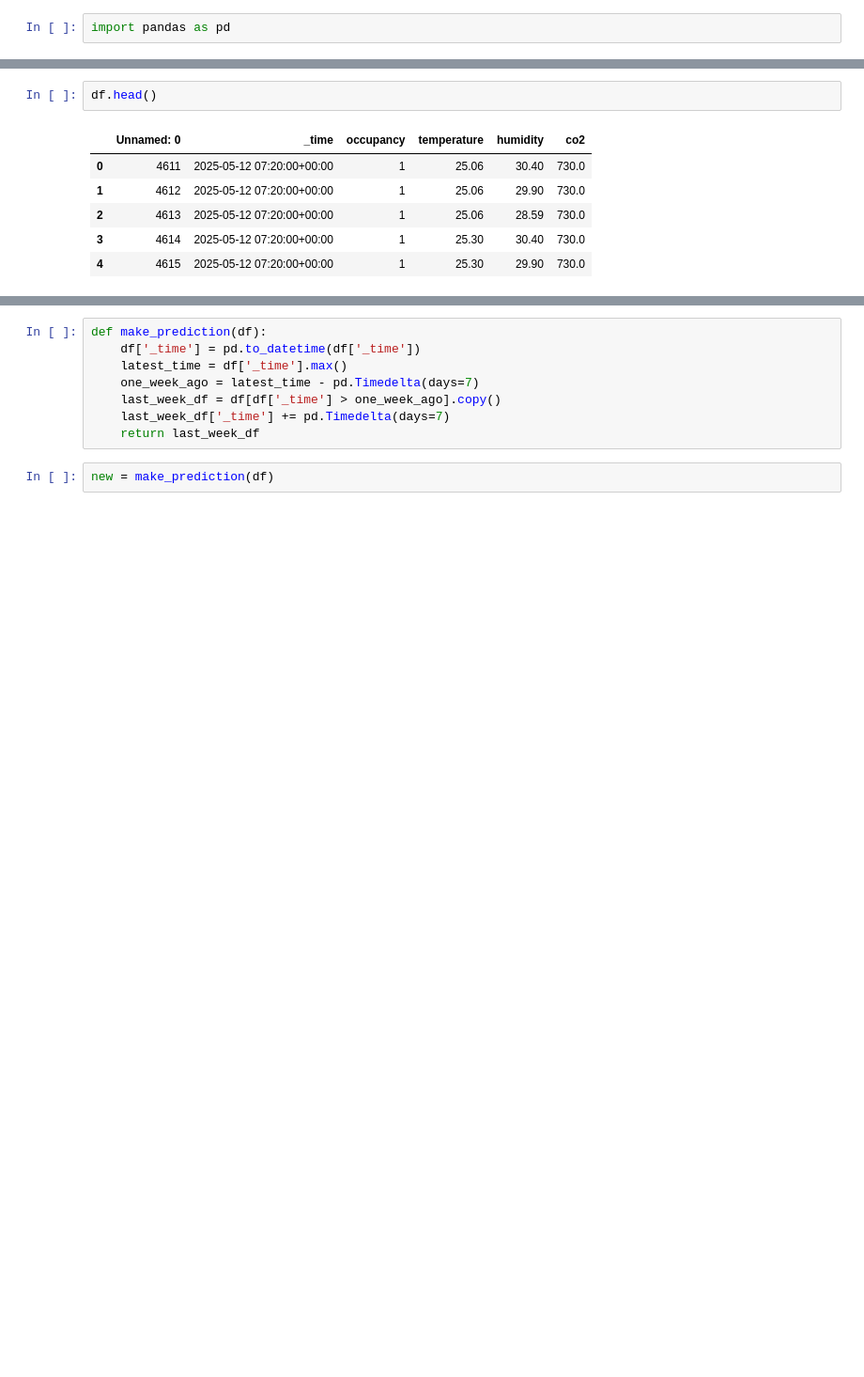
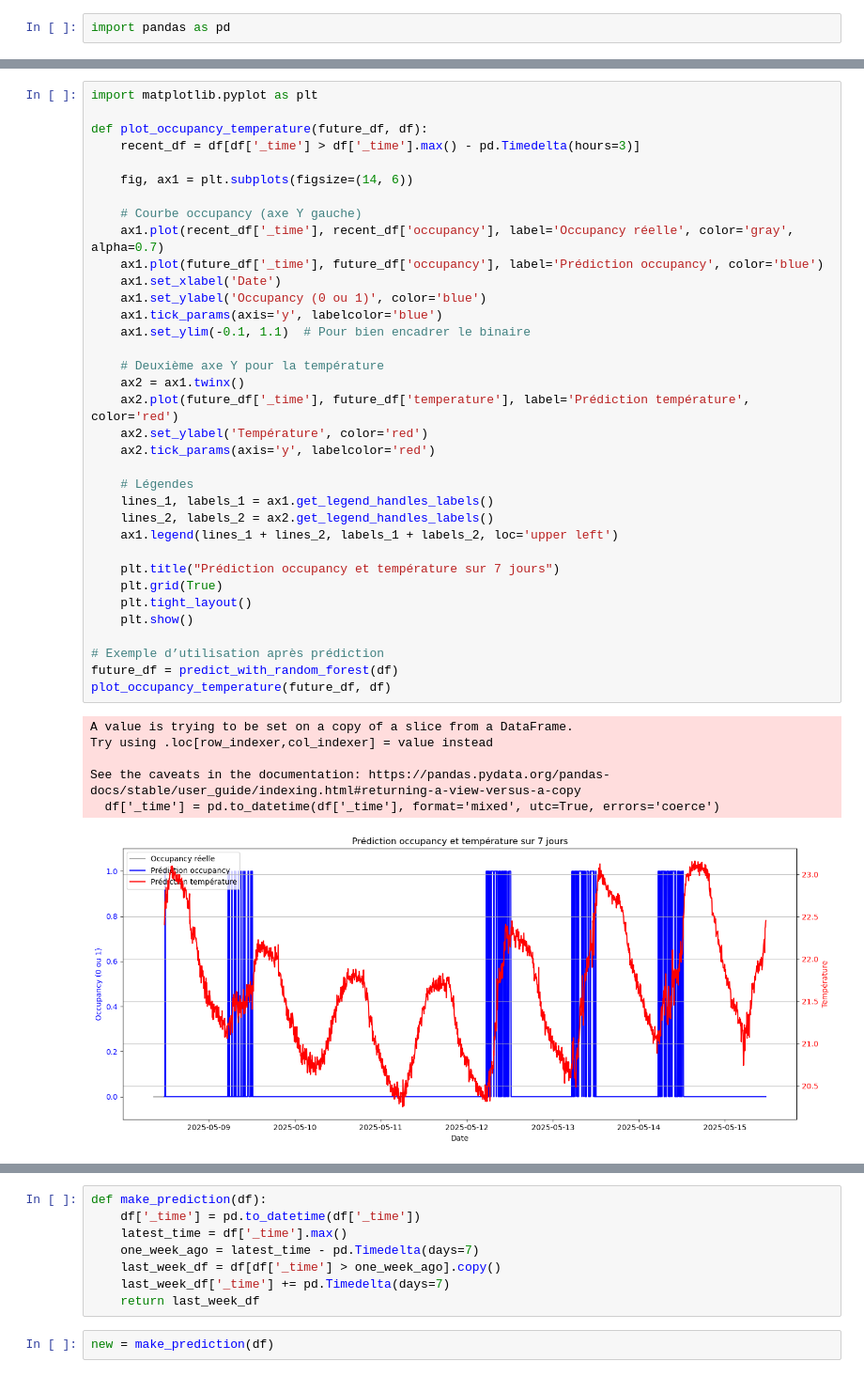
Before and after one commit to marcolegigabro/IOT-Group-3, a Jupyter notebook: test.ipynb, the cells around one changed output, grey strips where cells are left out. Shown at 94% size. Saved outputs shown, nothing was run; the diff lists cells and outputs as text; blank space fills up the shorter version.

```diff
--- a/test.ipynb
+++ b/test.ipynb
@@ -5,10 +101,43 @@ df = pd.read_csv("test7days.csv")
 # %%
-df.head()
+import matplotlib.pyplot as plt
+
+def plot_occupancy_temperature(future_df, df):
+    recent_df = df[df['_time'] > df['_time'].max() - pd.Timedelta(hours=3)]
+
+    fig, ax1 = plt.subplots(figsize=(14, 6))
+
+    # Courbe occupancy (axe Y gauche)
+    ax1.plot(recent_df['_time'], recent_df['occupancy'], label='Occupancy réelle', color='gray', alpha=0.7)
+    ax1.plot(future_df['_time'], future_df['occupancy'], label='Prédiction occupancy', color='blue')
+    ax1.set_xlabel('Date')
+    ax1.set_ylabel('Occupancy (0 ou 1)', color='blue')
+    ax1.tick_params(axis='y', labelcolor='blue')
+    ax1.set_ylim(-0.1, 1.1)  # Pour bien encadrer le binaire
+
+    # Deuxième axe Y pour la température
+    ax2 = ax1.twinx()
+    ax2.plot(future_df['_time'], future_df['temperature'], label='Prédiction température', color='red')
+    ax2.set_ylabel('Température', color='red')
+    ax2.tick_params(axis='y', labelcolor='red')
+
+    # Légendes
+    lines_1, labels_1 = ax1.get_legend_handles_labels()
+    lines_2, labels_2 = ax2.get_legend_handles_labels()
+    ax1.legend(lines_1 + lines_2, labels_1 + labels_2, loc='upper left')
+
+    plt.title("Prédiction occupancy et température sur 7 jours")
+    plt.grid(True)
+    plt.tight_layout()
+    plt.show()
+
+# Exemple d’utilisation après prédiction
+future_df = predict_with_random_forest(df)
+plot_occupancy_temperature(future_df, df)
 # %% [output]
-|  | Unnamed: 0 | _time | occupancy | temperature | humidity | co2 |
-| 0 | 4611 | 2025-05-12 07:20:00+00:00 | 1 | 25.06 | 30.40 | 730.0 |
-| 1 | 4612 | 2025-05-12 07:20:00+00:00 | 1 | 25.06 | 29.90 | 730.0 |
-| 2 | 4613 | 2025-05-12 07:20:00+00:00 | 1 | 25.06 | 28.59 | 730.0 |
-| 3 | 4614 | 2025-05-12 07:20:00+00:00 | 1 | 25.30 | 30.40 | 730.0 |
-| 4 | 4615 | 2025-05-12 07:20:00+00:00 | 1 | 25.30 | 29.90 | 730.0 |
+A value is trying to be set on a copy of a slice from a DataFrame.
+Try using .loc[row_indexer,col_indexer] = value instead
+
+See the caveats in the documentation: https://pandas.pydata.org/pandas-docs/stable/user_guide/indexing.html#returning-a-view-versus-a-copy
+  df['_time'] = pd.to_datetime(df['_time'], format='mixed', utc=True, errors='coerce')
+[figure, added]
 # %%
```
Also changed, not shown: parts of 8 cells of this notebook, 4 other files.
